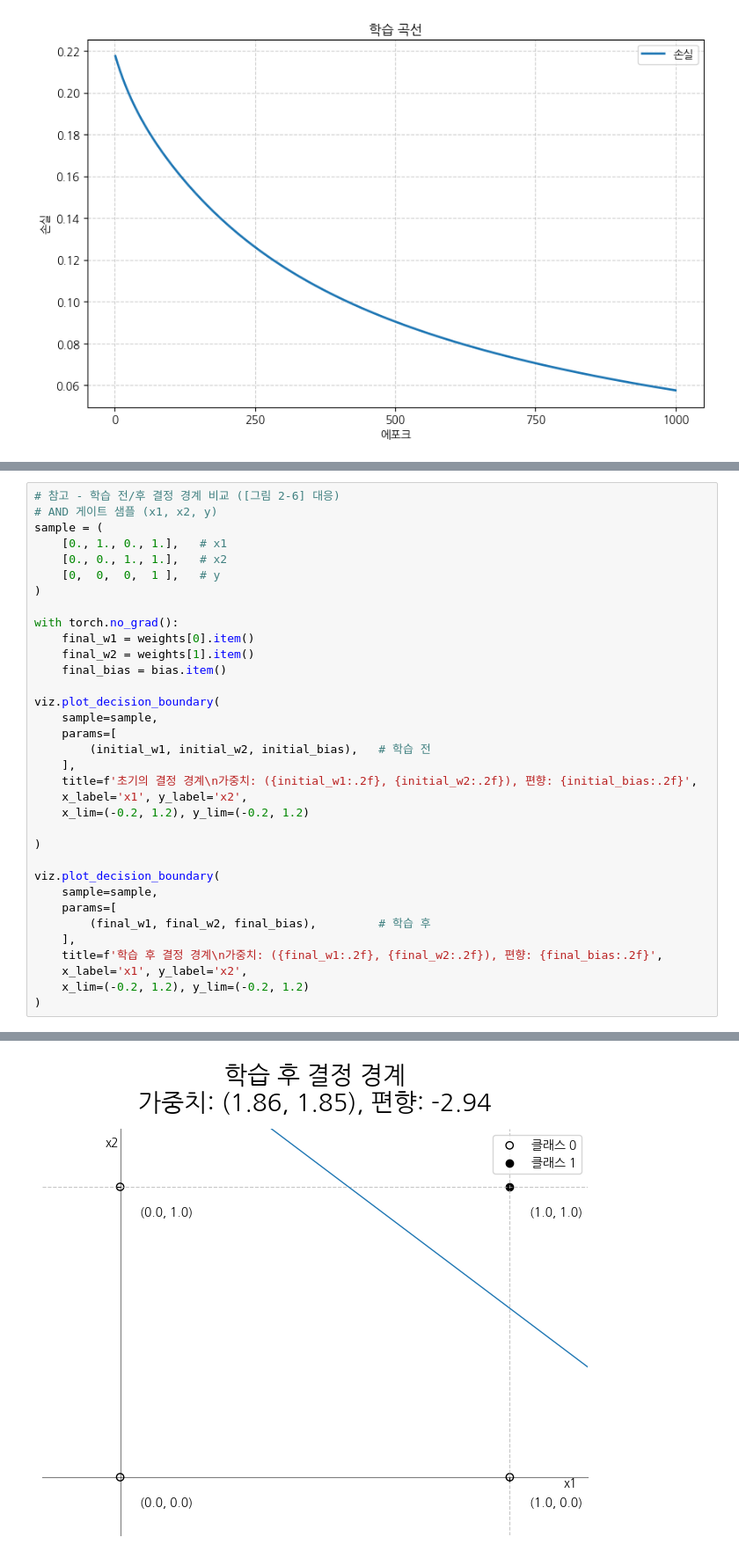
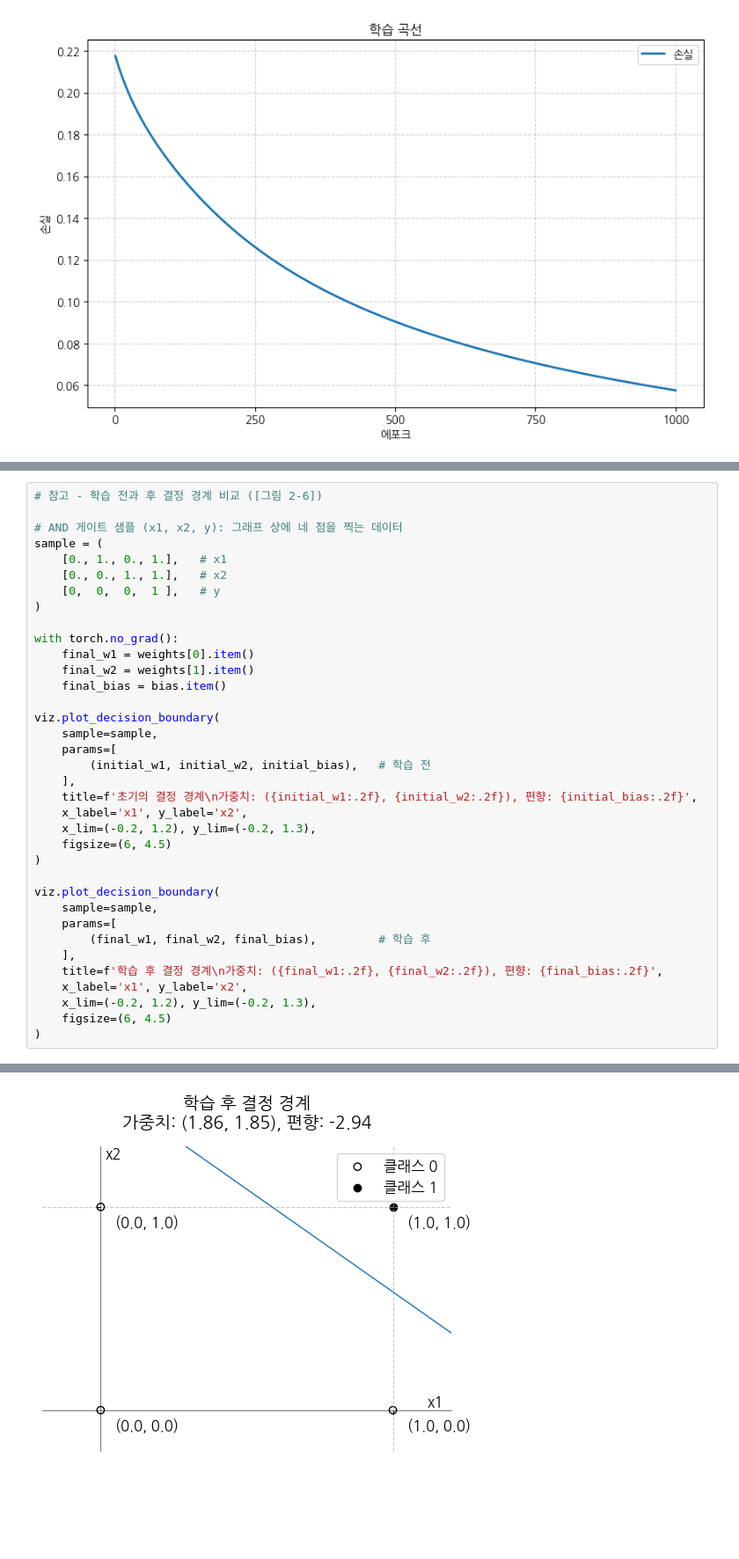
Before and after one commit to crapas/dl-pytorch, a Jupyter notebook: code_examples/ch02/02-02_example.ipynb, the cells around one changed output, grey strips where cells are left out. Shown at 88% size. Cells and saved outputs as stored; diff of their text form; blank space fills up the shorter version.

```diff
--- a/code_examples/ch02/02-02_example.ipynb
+++ b/code_examples/ch02/02-02_example.ipynb
@@ -224,6 +259,7 @@ log.plot(title='학습 곡선')
 # %%
-# 참고 - 학습 전/후 결정 경계 비교 ([그림 2-6] 대응)
-# AND 게이트 샘플 (x1, x2, y)
+# 참고 - 학습 전과 후 결정 경계 비교 ([그림 2-6])
+
+# AND 게이트 샘플 (x1, x2, y): 그래프 상에 네 점을 찍는 데이터
 sample = (
     [0., 1., 0., 1.],   # x1
     [0., 0., 1., 1.],   # x2
@@ -242,8 +278,8 @@ viz.plot_decision_boundary(
     ],
     title=f'초기의 결정 경계\n가중치: ({initial_w1:.2f}, {initial_w2:.2f}), 편향: {initial_bias:.2f}',
     x_label='x1', y_label='x2',
-    x_lim=(-0.2, 1.2), y_lim=(-0.2, 1.2)
-
+    x_lim=(-0.2, 1.2), y_lim=(-0.2, 1.3),
+    figsize=(6, 4.5)
 )
 
 viz.plot_decision_boundary(
@@ -253,6 +289,7 @@ viz.plot_decision_boundary(
     ],
     title=f'학습 후 결정 경계\n가중치: ({final_w1:.2f}, {final_w2:.2f}), 편향: {final_bias:.2f}',
     x_label='x1', y_label='x2',
-    x_lim=(-0.2, 1.2), y_lim=(-0.2, 1.2)
+    x_lim=(-0.2, 1.2), y_lim=(-0.2, 1.3),
+    figsize=(6, 4.5)
 )
 # %% [output]
@@ -260,2 +297,2 @@ viz.plot_decision_boundary(
-[figure, old version]
+[figure, new version]
 # %% [markdown]
```
Also changed, not shown: parts of 21 cells of this notebook, 5 other files.
